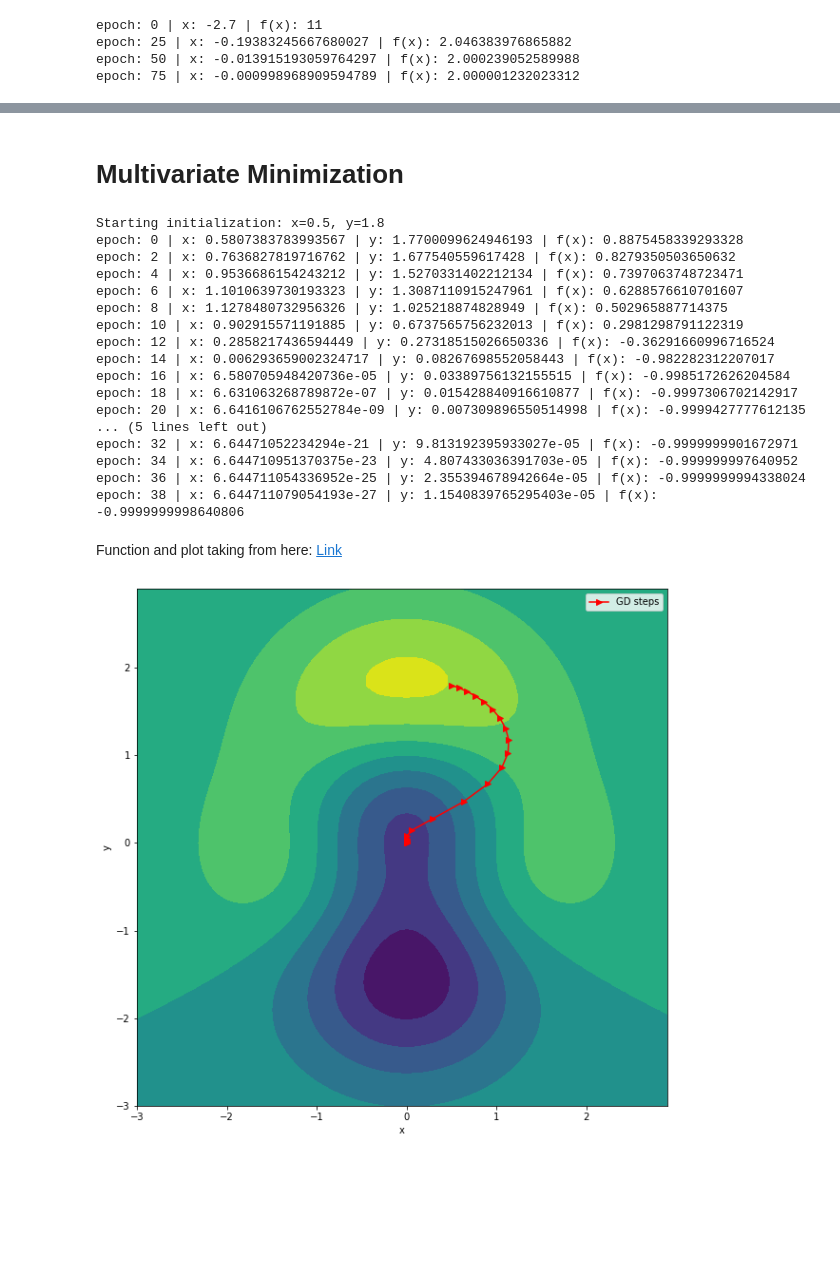
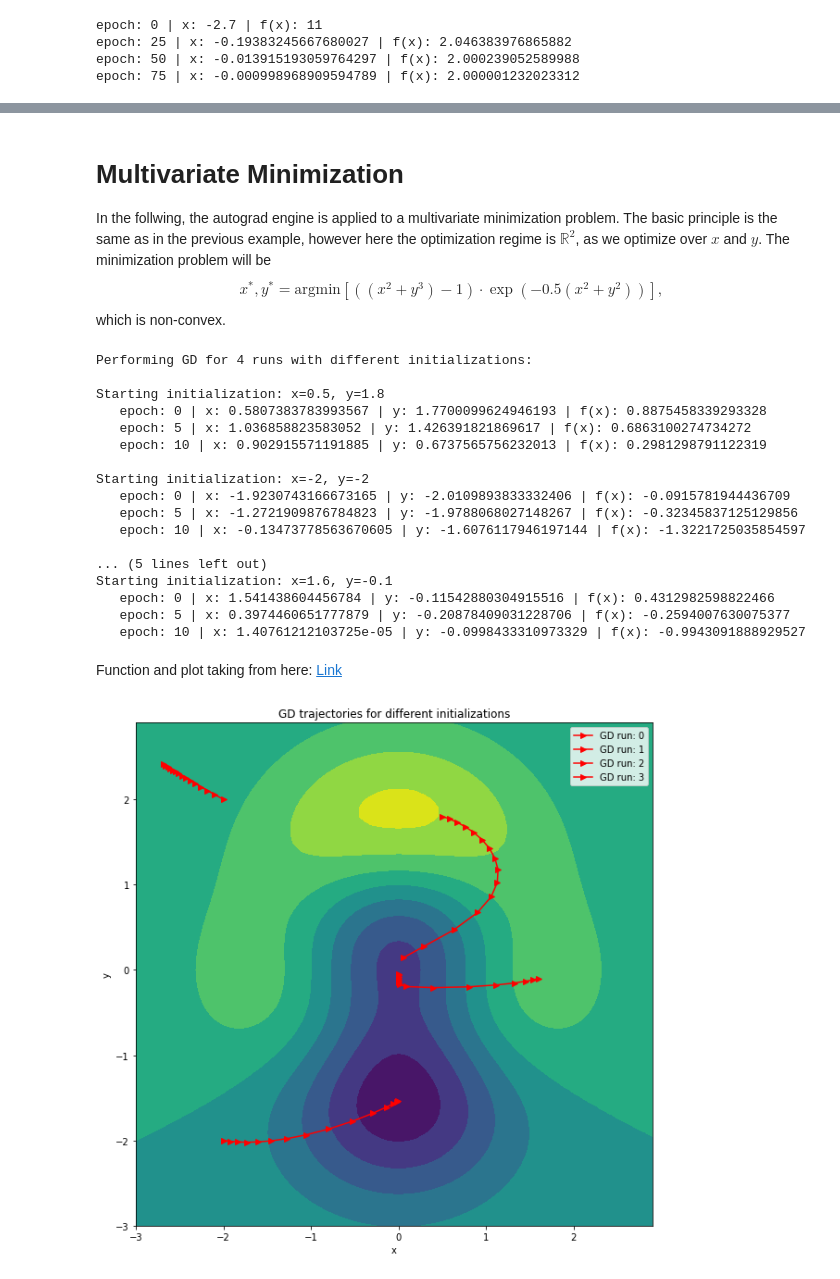
Before and after one commit to vbjan/autogradengine, a Jupyter notebook: demo.ipynb, the cells around one changed output, grey strips where cells are left out. Cells and saved outputs as stored; diff of their text form; code cells hidden in the pictures; blank space fills up the shorter version.

```diff
--- a/demo.ipynb
+++ b/demo.ipynb
@@ -45,8 +68,6 @@ def perform_gd(module, optim, epochs=100):
 # %%
 # Perform optimization
-module = QuadrFuncMod()
-optim = GD(params=module.params, lr=0.05)
-x_value_history, func_value_history = perform_gd(module, optim)
+x_value_history, func_value_history = perform_gd()
 # %% [output]
 epoch: 0 | x: -2.7 | f(x): 11
 epoch: 25 | x: -0.19383245667680027 | f(x): 2.046383976865882
@@ -63,5 +103,8 @@ plt.show()
 # %% [markdown]
 # Multivariate Minimization
+In the follwing, the autograd engine is applied to a multivariate minimization problem. The basic principle is the same as in the previous example, however here the optimization regime is $\mathbb R^2$, as we optimize over $x$ and $y$. The minimization problem will be
+$$x^*, y^* = \text{argmin}\left[{((x^2+y^3)-1) \cdot \exp{(-0.5{(x^2+y^2)})}}\right],$$
+which is non-convex.
 # %%
 def z_func(x,y):
     return -(1-(x**2+y**3))*np.exp(-(x**2+y**2)/2)
@@ -102,40 +158,45 @@ def perform_2d_gd(module, optim, epochs=40):
     return np.array(x_value_history), np.array(y_value_history), np.array(func_value_history)
 # %%
-# Perform optimization
-module = MulVariableMod()
-optim = GD(params=module.params, lr=0.3)
-x_value_history, y_value_history, func_value_history = perform_2d_gd(module, optim)
+# Perform optimization on multiple starting initializations
+initializations = [[0.5, 1.8],
+                  [-2, -2],
+                  [-2, 2],
+                  [1.6, -0.1]]
+x_value_history, y_value_history, func_value_history = perform_2d_gd(initializations, epochs=15)
 # %% [output]
+Performing GD for 4 runs with different initializations:
+
 Starting initialization: x=0.5, y=1.8
-epoch: 0 | x: 0.5807383783993567 | y: 1.7700099624946193 | f(x): 0.8875458339293328
-epoch: 2 | x: 0.7636827819716762 | y: 1.677540559617428 | f(x): 0.8279350503650632
-epoch: 4 | x: 0.9536686154243212 | y: 1.5270331402212134 | f(x): 0.7397063748723471
-epoch: 6 | x: 1.1010639730193323 | y: 1.3087110915247961 | f(x): 0.6288576610701607
-epoch: 8 | x: 1.1278480732956326 | y: 1.025218874828949 | f(x): 0.502965887714375
-epoch: 10 | x: 0.902915571191885 | y: 0.6737565756232013 | f(x): 0.2981298791122319
-epoch: 12 | x: 0.2858217436594449 | y: 0.27318515026650336 | f(x): -0.36291660996716524
-epoch: 14 | x: 0.006293659002324717 | y: 0.08267698552058443 | f(x): -0.982282312207017
-epoch: 16 | x: 6.580705948420736e-05 | y: 0.03389756132155515 | f(x): -0.9985172626204584
-epoch: 18 | x: 6.631063268789872e-07 | y: 0.015428840916610877 | f(x): -0.9997306702142917
-epoch: 20 | x: 6.6416106762552784e-09 | y: 0.007309896550514998 | f(x): -0.9999427777612135
+   epoch: 0 | x: 0.5807383783993567 | y: 1.7700099624946193 | f(x): 0.8875458339293328
+   epoch: 5 | x: 1.036858823583052 | y: 1.426391821869617 | f(x): 0.6863100274734272
+   epoch: 10 | x: 0.902915571191885 | y: 0.6737565756232013 | f(x): 0.2981298791122319
+
+Starting initialization: x=-2, y=-2
+   epoch: 0 | x: -1.9230743166673165 | y: -2.0109893833332406 | f(x): -0.0915781944436709
+   epoch: 5 | x: -1.2721909876784823 | y: -1.9788068027148267 | f(x): -0.32345837125129856
+   epoch: 10 | x: -0.13473778563670605 | y: -1.6076117946197144 | f(x): -1.3221725035854597
+
 ... (5 lines left out)
-epoch: 32 | x: 6.64471052234294e-21 | y: 9.813192395933027e-05 | f(x): -0.9999999901672971
-epoch: 34 | x: 6.644710951370375e-23 | y: 4.807433036391703e-05 | f(x): -0.999999997640952
-epoch: 36 | x: 6.644711054336952e-25 | y: 2.355394678942664e-05 | f(x): -0.9999999994338024
-epoch: 38 | x: 6.644711079054193e-27 | y: 1.1540839765295403e-05 | f(x): -0.9999999998640806
+Starting initialization: x=1.6, y=-0.1
+   epoch: 0 | x: 1.541438604456784 | y: -0.11542880304915516 | f(x): 0.4312982598822466
+   epoch: 5 | x: 0.3974460651777879 | y: -0.20878409031228706 | f(x): -0.2594007630075377
+   epoch: 10 | x: 1.40761212103725e-05 | y: -0.0998433310973329 | f(x): -0.9943091888929527
 # %% [markdown]
 Function and plot taking from here: [Link](https://glowingpython.blogspot.com/2012/01/how-to-plot-two-variable-functions-with.html)
 # %%
+# Plot the GD trajectories
 x = np.arange(-3.0,3.0,0.1)
 y = np.arange(-3.0,3.0,0.1)
 [X, Y] = np.meshgrid(x, y)
 fig, ax = plt.subplots(1, 1)
 Z = z_func(X,Y)
 ax.contourf(X, Y, Z)
 ax.set_xlabel('x')
 ax.set_ylabel('y')
-plt.plot(x_value_history, y_value_history, '->', color='r', label='GD steps')
+for run in range(x_value_history.shape[0]):
+    plt.plot(x_value_history[run], y_value_history[run], '->', color='r', label=f'GD run: {run}')
+plt.title("GD trajectories for different initializations")
 plt.legend()
 plt.show()
 # %% [output]
-[figure, old version]
+[figure, new version]
```
Also changed, not shown: parts of 9 cells of this notebook, 3 other files.
